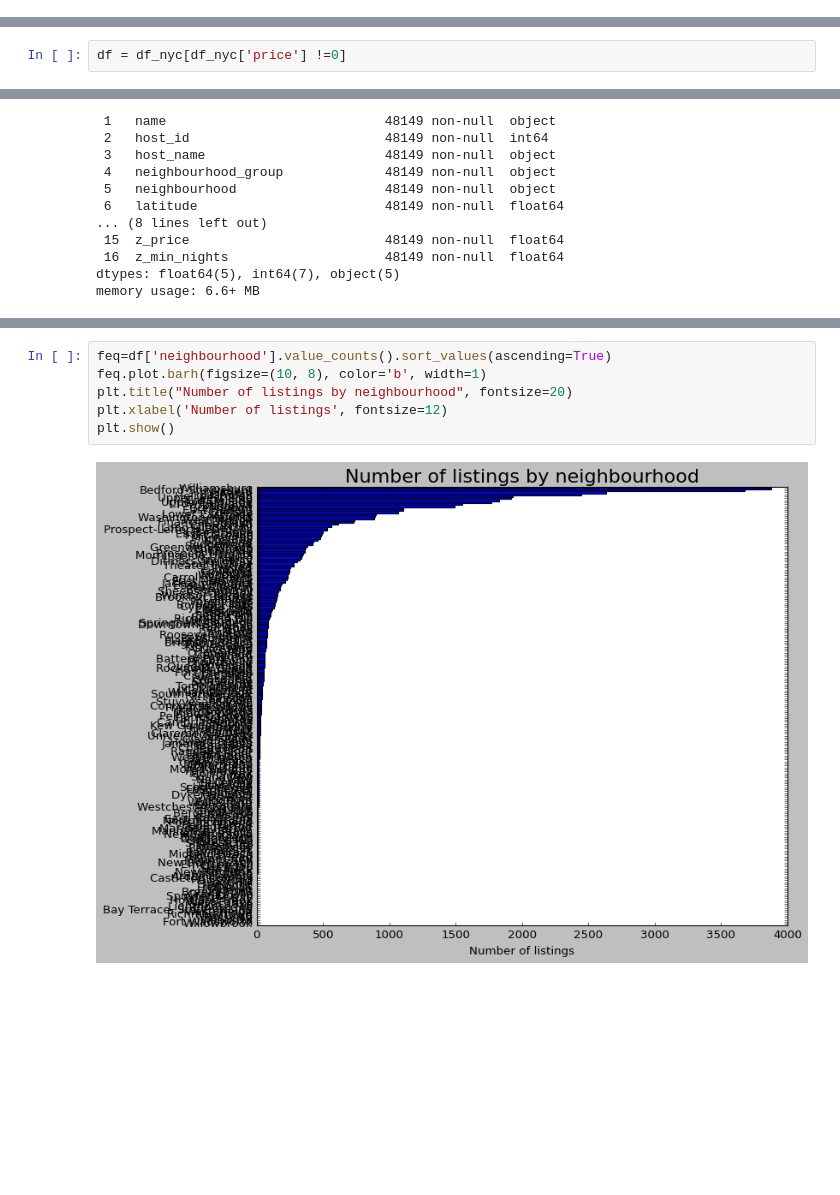
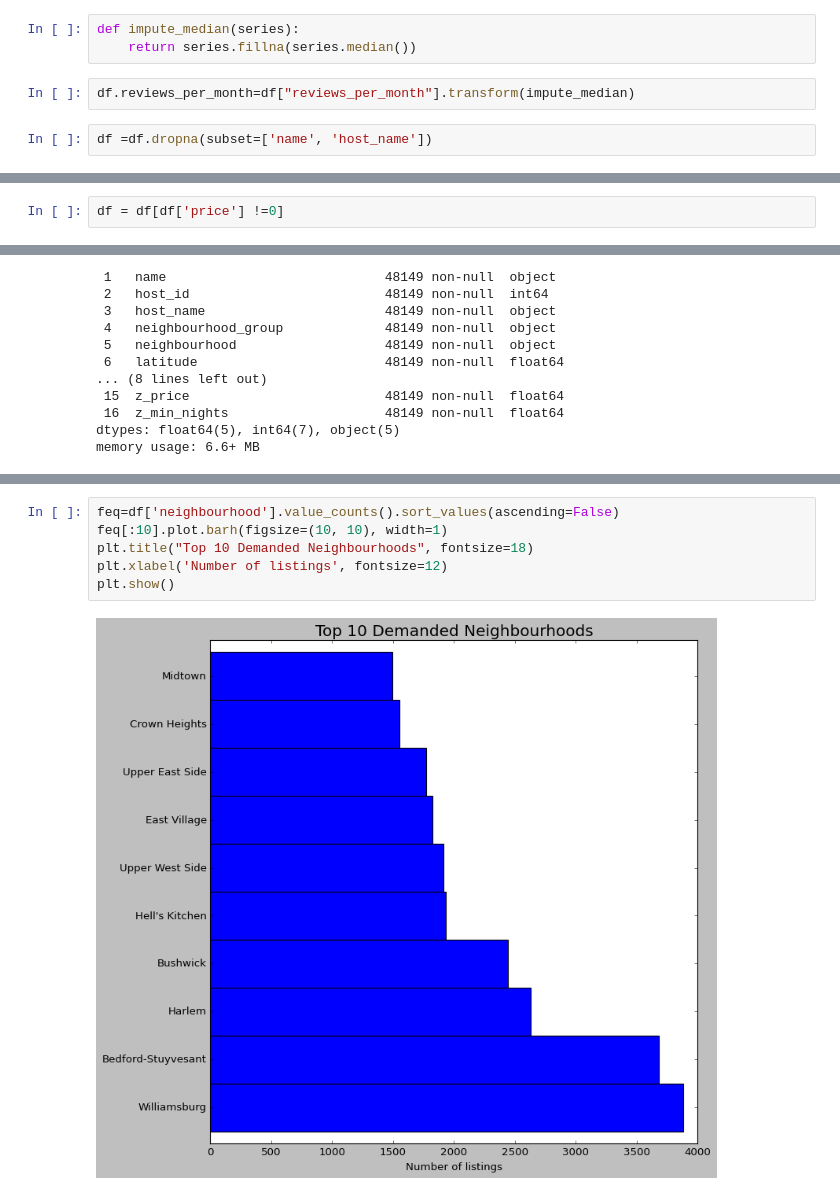
Before and after one commit to kashifkamran639/Airbnb-NYC-2019, a Jupyter notebook: Kashif_Kamran_Airbnb_Bookings_Analysis_Capstone_Project.ipynb, the cells around one changed output, grey strips where cells are left out. Cells and saved outputs as stored; diff of their text form; blank space fills up the shorter version.

```diff
--- a/Kashif_Kamran_Airbnb_Bookings_Analysis_Capstone_Project.ipynb
+++ b/Kashif_Kamran_Airbnb_Bookings_Analysis_Capstone_Project.ipynb
@@ -133 +209,8 @@ df_nyc.fillna({'reviews_per_month':0}, inplace=True)
+# %%
+def impute_median(series):
+    return series.fillna(series.median())
+# %%
+df.reviews_per_month=df["reviews_per_month"].transform(impute_median)
+# %%
+df =df.dropna(subset=['name', 'host_name'])
 # %%
@@ -158,4 +244,4 @@ df_nyc[df_nyc.price==0].shape
 # %% [markdown]
 We can clearly see the total of eleven entries need to be drop whose price is 0 so going forward excluding those entries having price = 0
 # %%
-df = df_nyc[df_nyc['price'] !=0]
+df = df[df['price'] !=0]
@@ -326,8 +419,8 @@ plt.ioff()
 # %%
-feq=df['neighbourhood'].value_counts().sort_values(ascending=True)
-feq.plot.barh(figsize=(10, 8), color='b', width=1)
-plt.title("Number of listings by neighbourhood", fontsize=20)
+feq=df['neighbourhood'].value_counts().sort_values(ascending=False)
+feq[:10].plot.barh(figsize=(10, 10), width=1)
+plt.title("Top 10 Demanded Neighbourhoods", fontsize=18)
 plt.xlabel('Number of listings', fontsize=12)
 plt.show()
 # %% [output]
-[figure, old version]
+[figure, new version]
```
Also changed, not shown: parts of 70 cells of this notebook.
